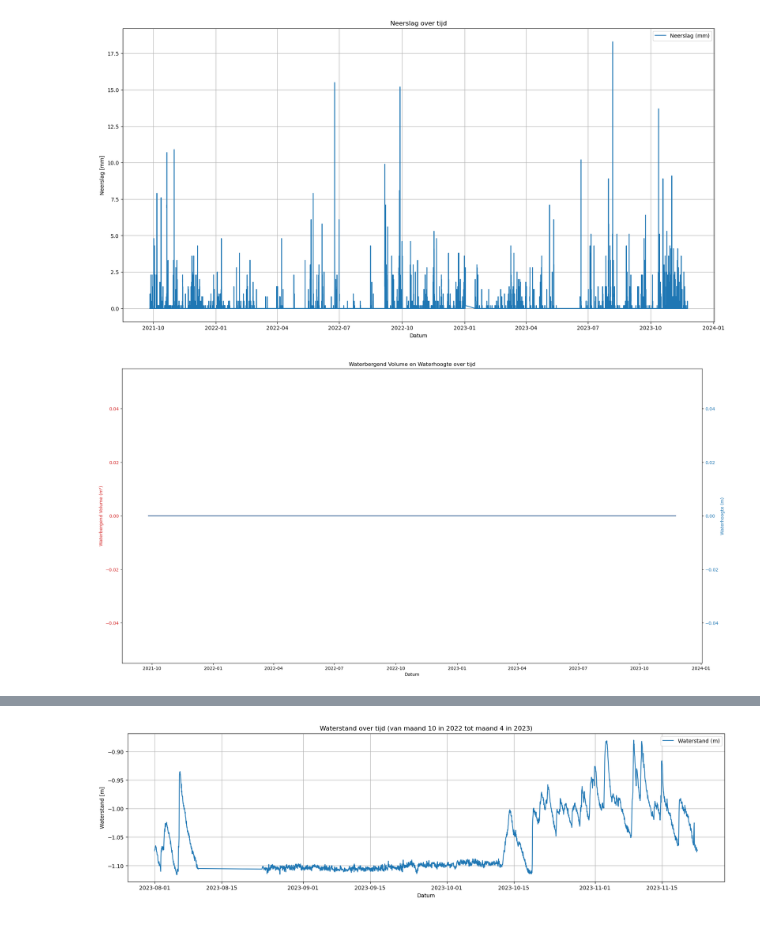
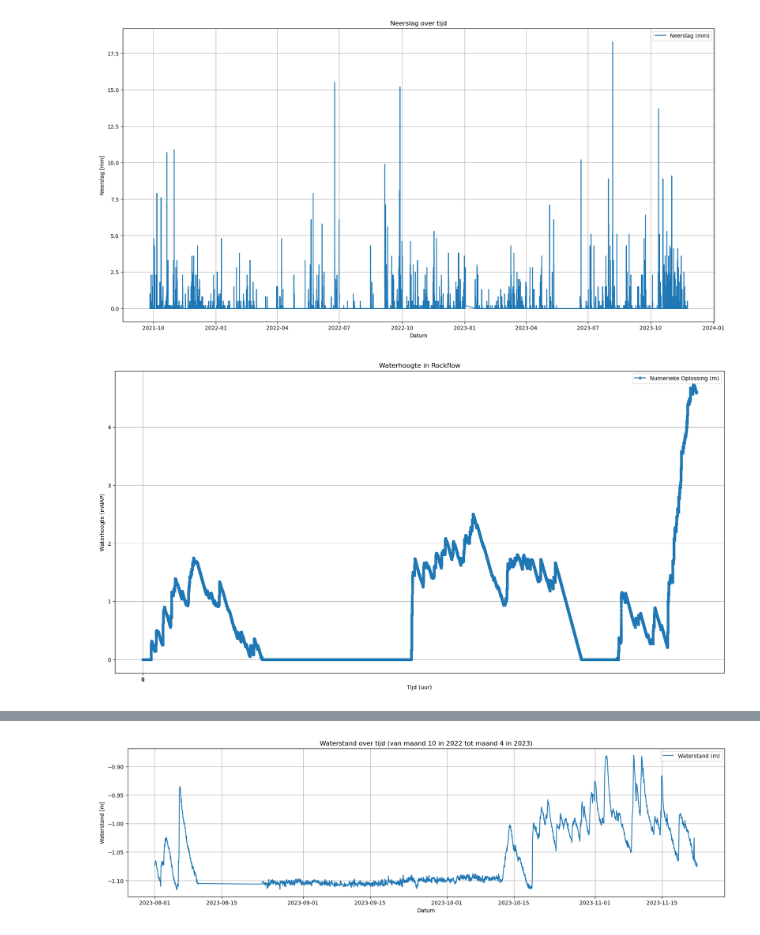
Before and after one commit to Dim277/Casus_waterbergende_weg, a Jupyter notebook: Dimitri_Test.ipynb, the cells around one changed output, grey strips where cells are left out. Drawn from its saved outputs; the diff is of its cells as text; code cells hidden in the pictures.

```diff
--- a/Dimitri_Test.ipynb
+++ b/Dimitri_Test.ipynb
@@ -57,70 +57,51 @@ k_rockflow = 200/24/12 #Doorlatendheidscoëfficiënt van de rockflow (m/5min)
 por_bodem = 0.4
 por_rockflow = 0.95
 t0 = 0
-
+Onderkant_wegcunet = -1.08  #In mNAP
 
 tijdstappen = len(neerslag_lijst)
 
 # Tijdstappen en initiële conditie
 dt = 1  # Tijdstap (5 minuten)
 t = np.arange(0, tijdstappen, dt)  # Tijdstappen
 V = np.zeros(len(t))  # Array voor de bergingscapaciteit
 h = np.zeros(len(t))  # Array voor de waterhoogte in het infiltratiepakket
 
 # Initiële conditie
 V[0] = 0.0  # Initiële bergingscapaciteit (m^3)
 
 # Numerieke oplossing met behulp van de methode van Euler
 for i in range(1, len(t)):
-    dVdt = (neerslag_lijst[i] * A_afstromend - k_rockflow * A_inf_pakket)
+    dVdt = (neerslag_lijst[i] * A_afstromend - k_bodem * A_inf_pakket)
     V[i] = max(0, V[i - 1] + dVdt * dt)
-    h[i] = max(0, V[i] / por_rockflow / A_inf_pakket)
+    h[i] = max(0, V[i] / por_rockflow / A_inf_pakket + Onderkant_wegcunet)
 
 # Plot de numerieke oplossing voor het volume (verbeterde x-as)
 #plt.figure(figsize=(20, 10))
 #plt.plot(df_neerslag["DateTime"], V, label='Numerieke Oplossing (m^3)', marker='o', markersize=4, linestyle='-')
 #plt.xlabel('Tijd (jaren)')  # Verander x-as label naar 'Tijd (jaren)'
 #plt.ylabel('Bergingscapaciteit (m^3)')
 #plt.title('Numerieke Oplossingen van de Bergingscapaciteit met Dagelijkse Neerslagsom')
 #plt.legend()
 #plt.grid(True)
 #plt.gca().xaxis.set_major_locator(mdates.YearLocator(base=1))  # Alleen de jaren laten zien
 #plt.gca().xaxis.set_major_formatter(mdates.DateFormatter('%Y'))
 #plt.xticks(rotation=45)  # Roteren van de waardes op de x-as
 #plt.show()
 
 # Plot de numerieke oplossing voor waterhoogte
-#plt.figure(figsize=(20, 10))
-#plt.plot(t, h, label='Numerieke Oplossing (m)', marker='o', markersize=4, linestyle='-')
-#plt.xlabel('Tijd (uur)')
-#plt.ylabel('Waterhoogte (m)')
-#plt.title('Numerieke Oplossing van de Waterhoogte met Piekbelasting')
-#plt.legend()
-#plt.grid(True)
-#plt.xticks(np.arange(0, 2, 1))  # Tijdstapmarkeringen om de 1 dag
-#plt.show()
-
-# Plot het waterbergend volume en de waterhoogte
-fig, ax1 = plt.subplots(figsize=(20, 10))
-
-color = 'tab:red'
-ax1.set_xlabel('Datum')
-ax1.set_ylabel('Waterbergend Volume (m³)', color=color)
-ax1.plot(df_neerslag["DateTime"], V, color=color)
-ax1.tick_params(axis='y', labelcolor=color)
-
-ax2 = ax1.twinx()
-color = 'tab:blue'
-ax2.set_ylabel('Waterhoogte (m)', color=color)
-ax2.plot(df_neerslag["DateTime"], h, color=color)
-ax2.tick_params(axis='y', labelcolor=color)
-
-fig.tight_layout()
-plt.title("Waterbergend Volume en Waterhoogte over tijd")
+plt.figure(figsize=(20, 10))
+plt.plot(t, h, label='Numerieke Oplossing (m)', marker='o', markersize=4, linestyle='-')
+plt.xlabel('Tijd (uur)')
+plt.ylabel('Waterhoogte (mNAP)')
+plt.title('Waterhoogte in Rockflow')
+plt.legend()
+plt.grid(True)
+plt.xticks(np.arange(0, 2, 1))  # Tijdstapmarkeringen om de 1 dag
 plt.show()
 # %% [output]
 [figure]
-[figure, old version]
+[figure, new version]
 # %%
 import pandas as pd
 import matplotlib.pyplot as plt
```
Also changed, not shown: 2 other files.
